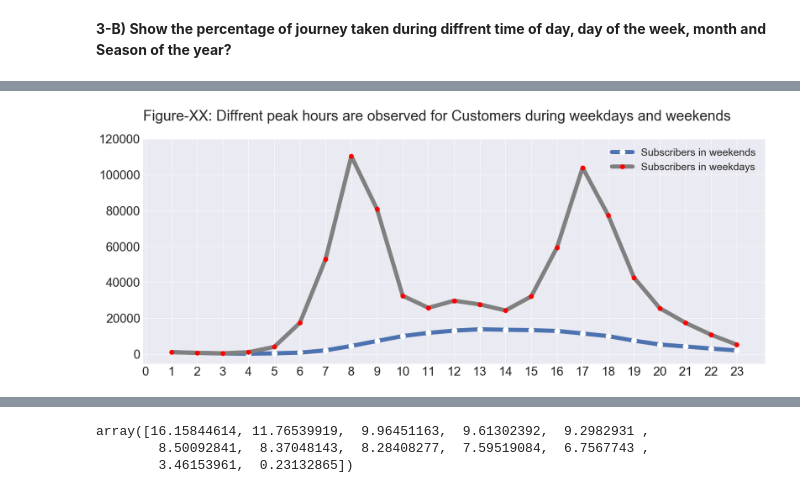
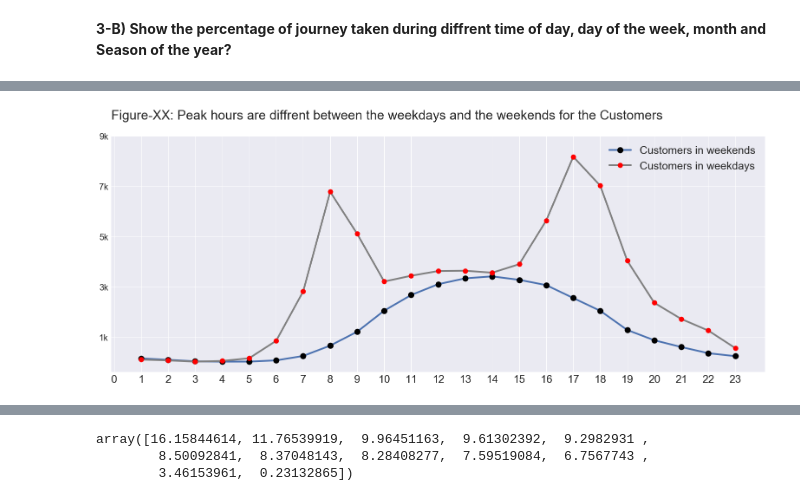
Before and after one commit to jahid-razan/Data-Analyst_Nano_degree_projects, a Jupyter notebook: Data_Story- Time & User Type.ipynb, the cells around one changed output, grey strips where cells are left out. Saved outputs shown, nothing was run; the diff lists cells and outputs as text; code cells hidden in the pictures.

```diff
--- a/Data_Story- Time & User Type.ipynb
+++ b/Data_Story- Time & User Type.ipynb
@@ -80,7 +80,7 @@ values = np.array(avg_duration['duration_min'])
 idx = np.array(list(avg_duration['day']))
 
 color = sns.color_palette()
-base_color = base_color = sns.color_palette()[0]
+base_color = sns.color_palette()[0]
 clrs = ['grey'if (x < 16) else base_color for x in values ]
 
 plt.figure(figsize = [10, 6])
@@ -95,7 +95,7 @@ plt.xticks(fontsize=15)
 
 plt.xlabel(" \n Day of the week",fontsize=20)
 plt.ylabel("Duration in minute \n",fontsize=20)
-plt.title('Figure-05: In the weekend the bikers bike for long time\n',fontsize=20,loc="left")
+plt.title('Figure-05: In the weekend the bikers bike for longer duration\n',fontsize=20,loc="left")
 
 
 # Plot the figure.
@@ -115,5 +115,6 @@ for rect in rects:
     plt.annotate(label, (x_value, y_value), xytext=(0, space), textcoords="offset points", ha='center',
                  va=va,fontsize=20, color= 'red')
     sns.despine(bottom=True, left=True)
+plt.show()
 # %% [output]
 <Figure size 1152x864 with 0 Axes>
@@ -184,22 +208,24 @@ sns.despine(bottom=True, left=True)
 # %%
 plt.figure(figsize = [16, 12])
-df_subscriber_weekend = df.query('day_type == "Weekend"')['start_hour'].value_counts()
-df_subscriber_weekdays = df_subscriber.query('day_type == "Weekday"')['start_hour'].value_counts()
+df_customer_weekend = df_customer.query('day_type == "Weekend"')['start_hour'].value_counts()
+df_customer_weekdays = df_customer.query('day_type == "Weekday"')['start_hour'].value_counts()
 
 
-df_subscriber_weekend.sort_index().plot.line(x='hour', color = base_color,label='Subscribers in weekends',
-                                                                  marker='o', markerfacecolor='white', markersize=14, linewidth=10)
-df_subscriber_weekdays.sort_index().plot.line(x='hour', marker='o', color= 'grey',
-                                                                markerfacecolor='red', markersize=12, linewidth=10,
-                                                                label='Subscribers in weekdays',figsize = (27,10))
+df_customer_weekend.sort_index().plot.line(x='hour', color = base_color,label='Customers in weekends',
+                                                                  marker='o', markerfacecolor='black', markersize=14, linewidth=4)
+df_customer_weekdays.sort_index().plot.line(x='hour', marker='o', color= 'grey',
+                                                                markerfacecolor='red', markersize=12, linewidth=4,
+                                                                label='Customers in weekdays',figsize = (27,10))
+
+plt.xticks(np.arange(0, max(df_subscriber['start_hour'])+1, 1.0),fontsize=25)
+
+plt.title('Figure-XX: Peak hours are diffrent between the weekdays and the weekends for the Customers\n',fontsize=30,loc="left")
+plt.yticks([1000,  3000, 5000, 7000,  9000 ], ['1k','3k', '5k', '7k', '9k'],fontsize=20)
+plt.legend(fontsize=25, loc= 'upper right')
+plt.show()
 
 
 
-plt.xticks(np.arange(0, max(df_subscriber['start_hour'])+1, 1.0),fontsize=30)
-plt.yticks(np.arange(0, max(df_subscriber_weekdays)+10000, 20000.0),fontsize=30)
-plt.title('Figure-XX: Diffrent peak hours are observed for Customers during weekdays and weekends\n',fontsize=35,loc="left")
-plt.legend(fontsize=25, loc= 'best')
-
 plt.show()
 # %% [output]
-[figure, old version]
+[figure, new version]
```
Also changed, not shown: parts of 32 cells of this notebook.
